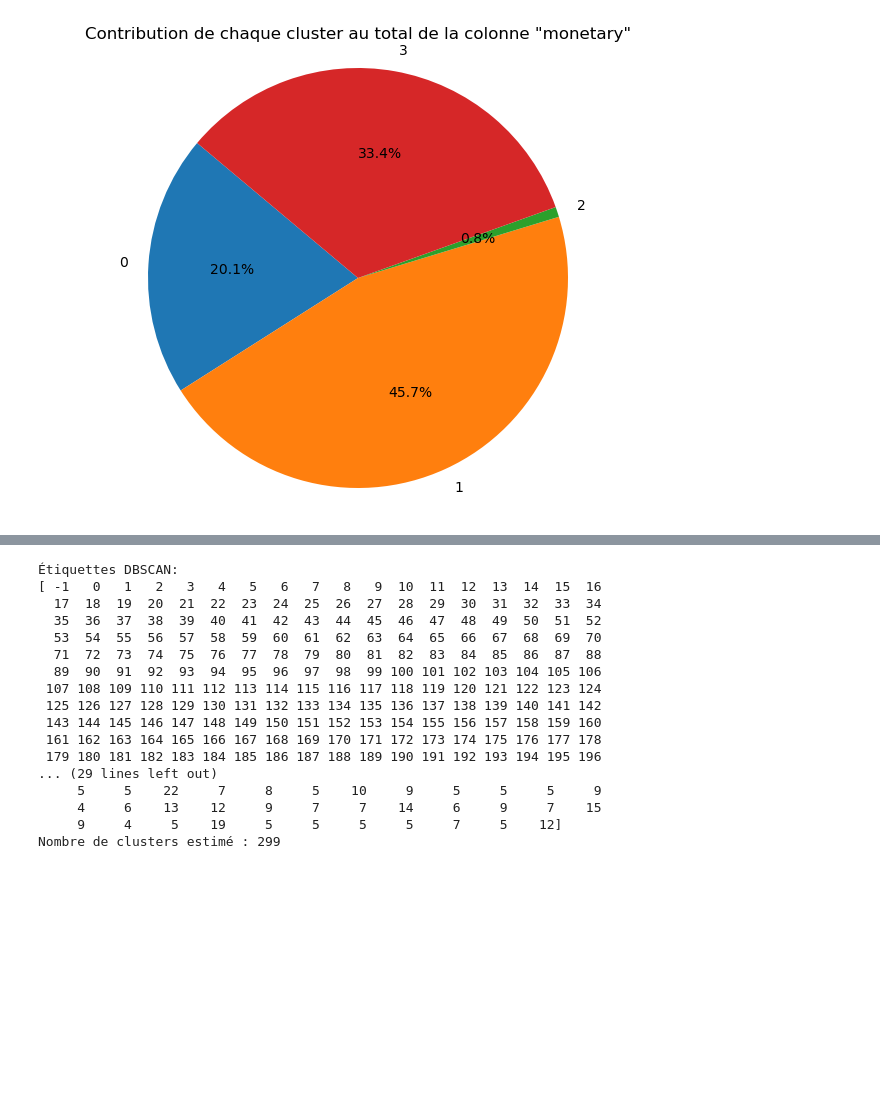
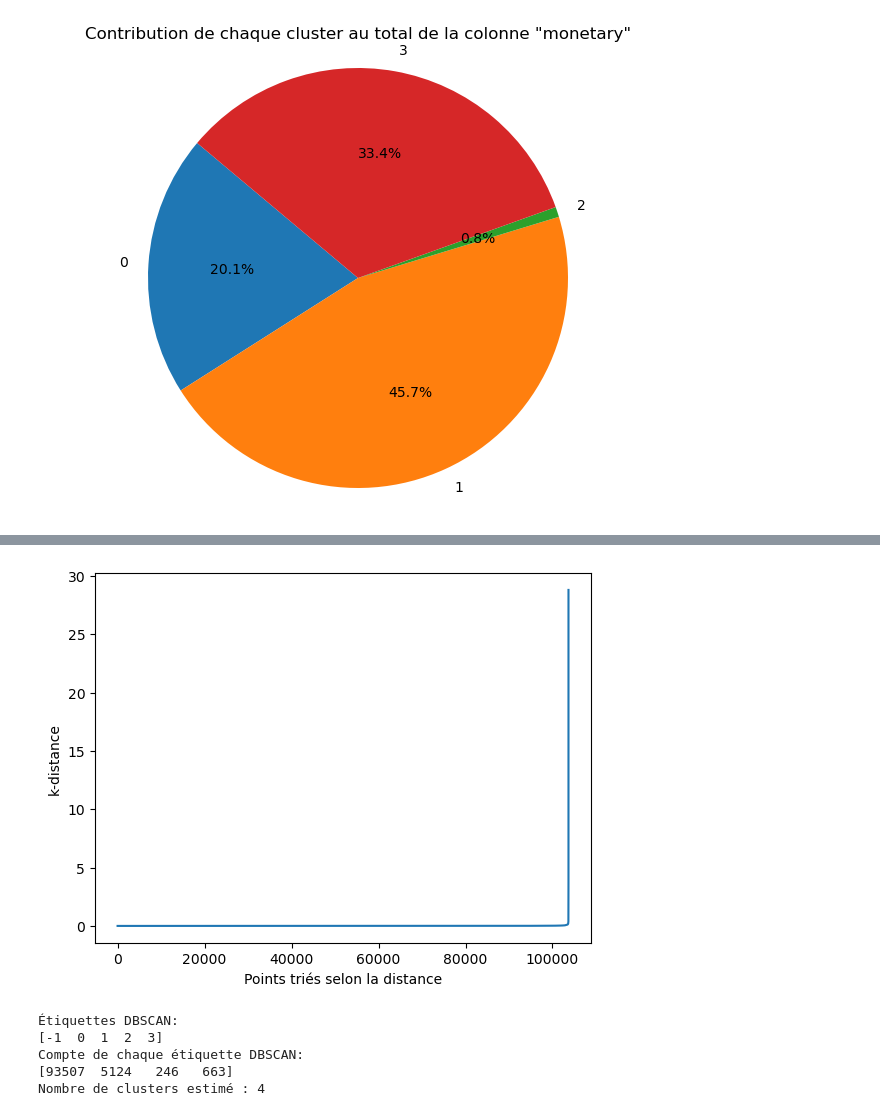
Before and after one commit to Tarek-D/P5-Unsupervised-Learning, a Jupyter notebook: unsupervised-learning.ipynb, the cells around one changed output, grey strips where cells are left out. Drawn from its saved outputs; the diff is of its cells as text; code cells hidden in the pictures; blank space fills up the shorter version.

```diff
--- a/unsupervised-learning.ipynb
+++ b/unsupervised-learning.ipynb
@@ -284,14 +308,29 @@ Name: monetary, dtype: float64
+# %%
+# Calculer la matrice de distances
+neigh = NearestNeighbors(n_neighbors=2)
+nbrs = neigh.fit(rfm_scaled)
+distances, indices = nbrs.kneighbors(rfm_scaled)
+
+# Trier les distances
+distances = np.sort(distances, axis=0)
+distances = distances[:,1]
+
+# Graphique k-distance
+plt.plot(distances)
+plt.xlabel("Points triés selon la distance")
+plt.ylabel("k-distance")
+plt.show()
+# %% [output]
+[figure, added]
 # %%
-
-
 # Assurez-vous que min_samples est un entier strictement positif
-min_samples = 5
+min_samples = 100
 
 # Détermination de eps avec la méthode du graphe k-distance
-eps = 5.0  # Remplacez par la valeur que vous souhaitez
+eps = 10.0  # Remplacez par la valeur que vous souhaitez
 neigh = NearestNeighbors(n_neighbors=min_samples)
-neigh.fit(rfm_data)
-distances, indices = neigh.kneighbors(rfm_data)
+neigh.fit(rfm_scaled)
+distances, indices = neigh.kneighbors(rfm_scaled)
 k_distances = distances[:, -1]
 
 # Trier les distances et choisir une valeur pour eps (e.g., le 95e percentile)
@@ -299,7 +338,7 @@ eps = np.percentile(k_distances, 95)
 
 # Appliquer DBSCAN avec les paramètres déterminés
 dbscan = DBSCAN(eps=eps, min_samples=min_samples)
-labels = dbscan.fit_predict(rfm_data)
+labels = dbscan.fit_predict(rfm_scaled)
 
 # Afficher les résultats
 print("Étiquettes DBSCAN:")
@@ -316,19 +355,7 @@ num_clusters = len(unique_labels)
 print(f"Nombre de clusters estimé : {num_clusters}")
 # %% [output]
 Étiquettes DBSCAN:
-[ -1   0   1   2   3   4   5   6   7   8   9  10  11  12  13  14  15  16
-  17  18  19  20  21  22  23  24  25  26  27  28  29  30  31  32  33  34
-  35  36  37  38  39  40  41  42  43  44  45  46  47  48  49  50  51  52
-  53  54  55  56  57  58  59  60  61  62  63  64  65  66  67  68  69  70
-  71  72  73  74  75  76  77  78  79  80  81  82  83  84  85  86  87  88
-  89  90  91  92  93  94  95  96  97  98  99 100 101 102 103 104 105 106
- 107 108 109 110 111 112 113 114 115 116 117 118 119 120 121 122 123 124
- 125 126 127 128 129 130 131 132 133 134 135 136 137 138 139 140 141 142
- 143 144 145 146 147 148 149 150 151 152 153 154 155 156 157 158 159 160
- 161 162 163 164 165 166 167 168 169 170 171 172 173 174 175 176 177 178
- 179 180 181 182 183 184 185 186 187 188 189 190 191 192 193 194 195 196
-... (29 lines left out)
-     5     5    22     7     8     5    10     9     5     5     5     9
-     4     6    13    12     9     7     7    14     6     9     7    15
-     9     4     5    19     5     5     5     5     7     5    12]
-Nombre de clusters estimé : 299
+[-1  0  1  2  3]
+Compte de chaque étiquette DBSCAN:
+[93507  5124   246   663]
+Nombre de clusters estimé : 4
```
Also changed, not shown: parts of 16 cells of this notebook.
